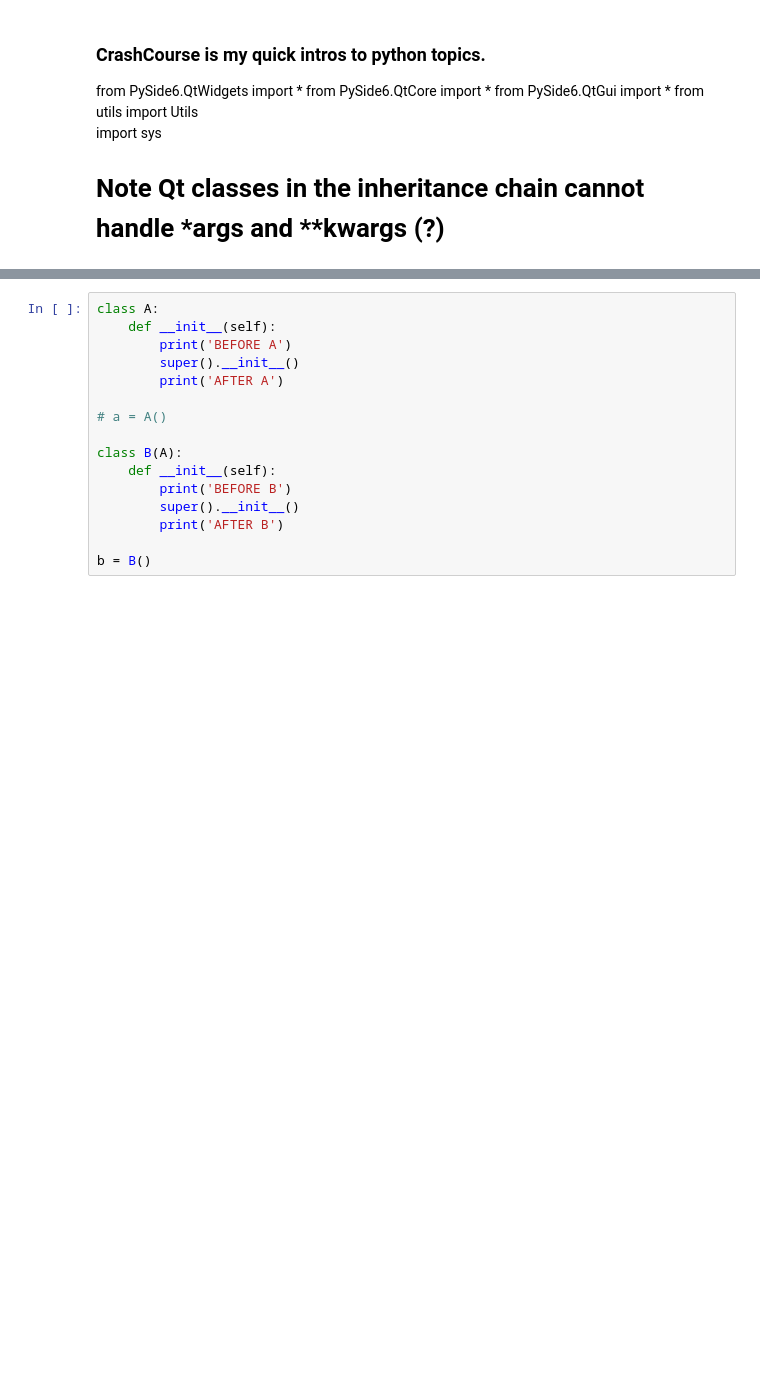
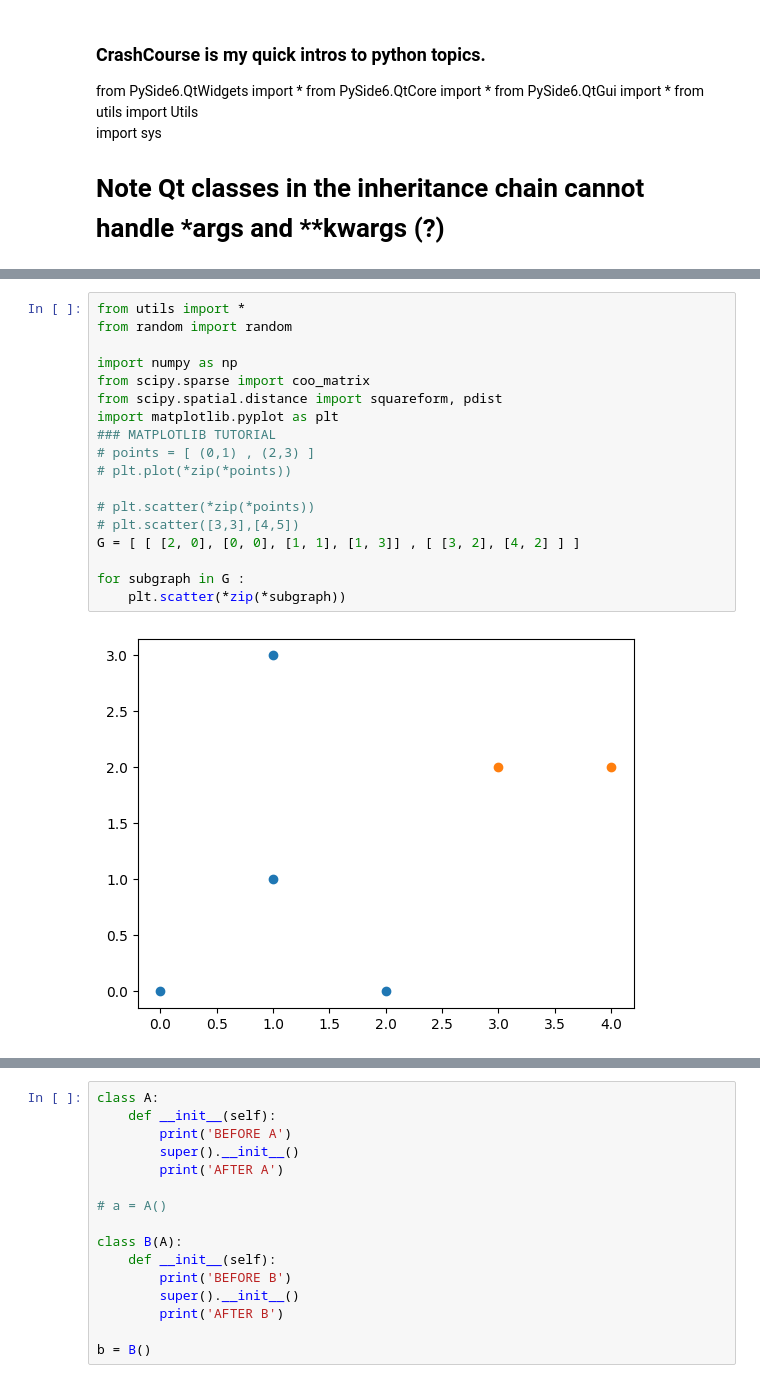
Before and after one commit to rdrisc33/Saura, a Jupyter notebook: crash_course.ipynb, the cells around one changed output, grey strips where cells are left out. Saved outputs shown, nothing was run; the diff lists cells and outputs as text; blank space fills up the shorter version.

```diff
--- a/crash_course.ipynb
+++ b/crash_course.ipynb
@@ -9,0 +213,20 @@ import sys
+# %%
+from utils import *
+from random import random
+
+import numpy as np
+from scipy.sparse import coo_matrix
+from scipy.spatial.distance import squareform, pdist
+import matplotlib.pyplot as plt
+### MATPLOTLIB TUTORIAL
+# points = [ (0,1) , (2,3) ]
+# plt.plot(*zip(*points))
+
+# plt.scatter(*zip(*points))
+# plt.scatter([3,3],[4,5])
+G = [ [ [2, 0], [0, 0], [1, 1], [1, 3]] , [ [3, 2], [4, 2] ] ]
+
+for subgraph in G :
+    plt.scatter(*zip(*subgraph))
+# %% [output]
+[figure, added]
```
Also changed, not shown: parts of 22 cells of this notebook, 19 other files.
